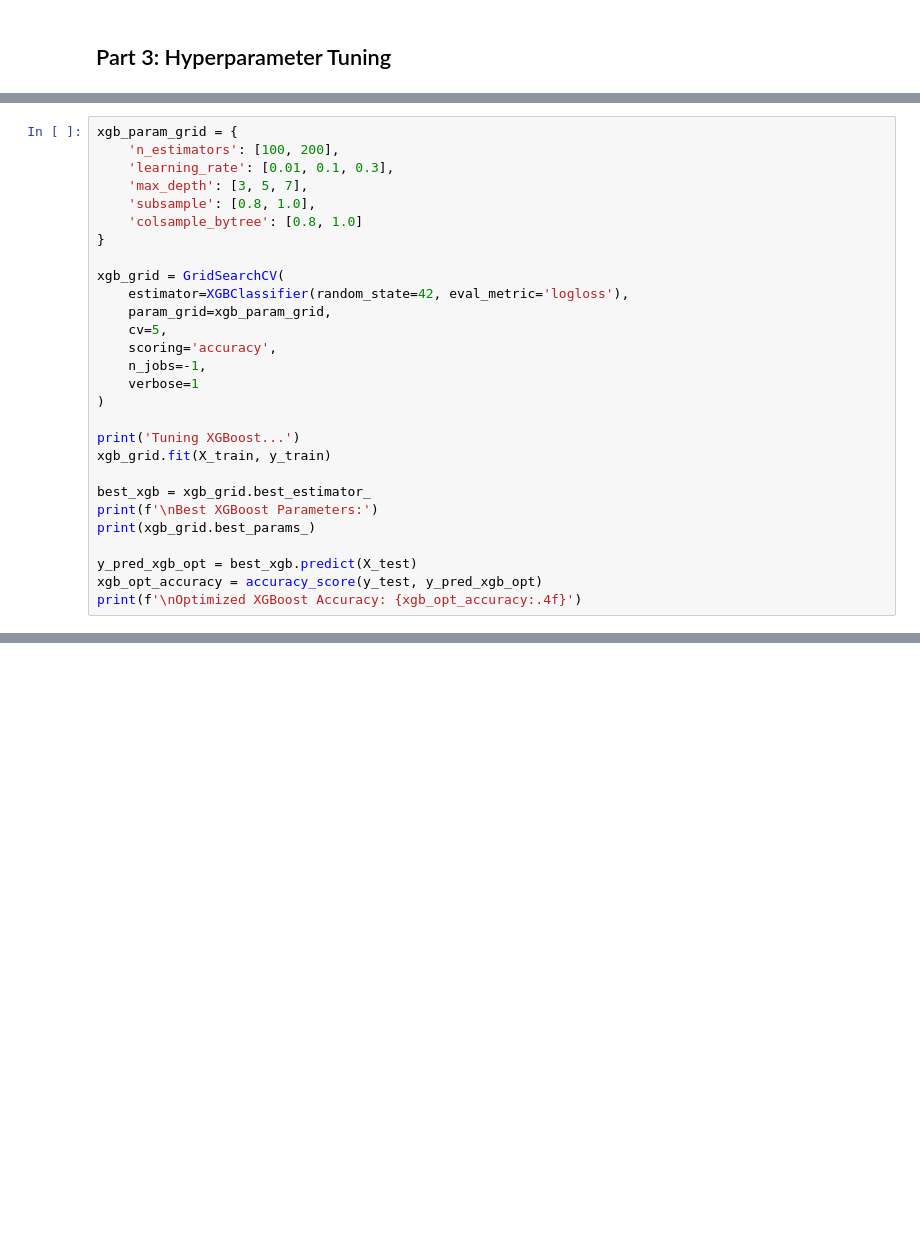
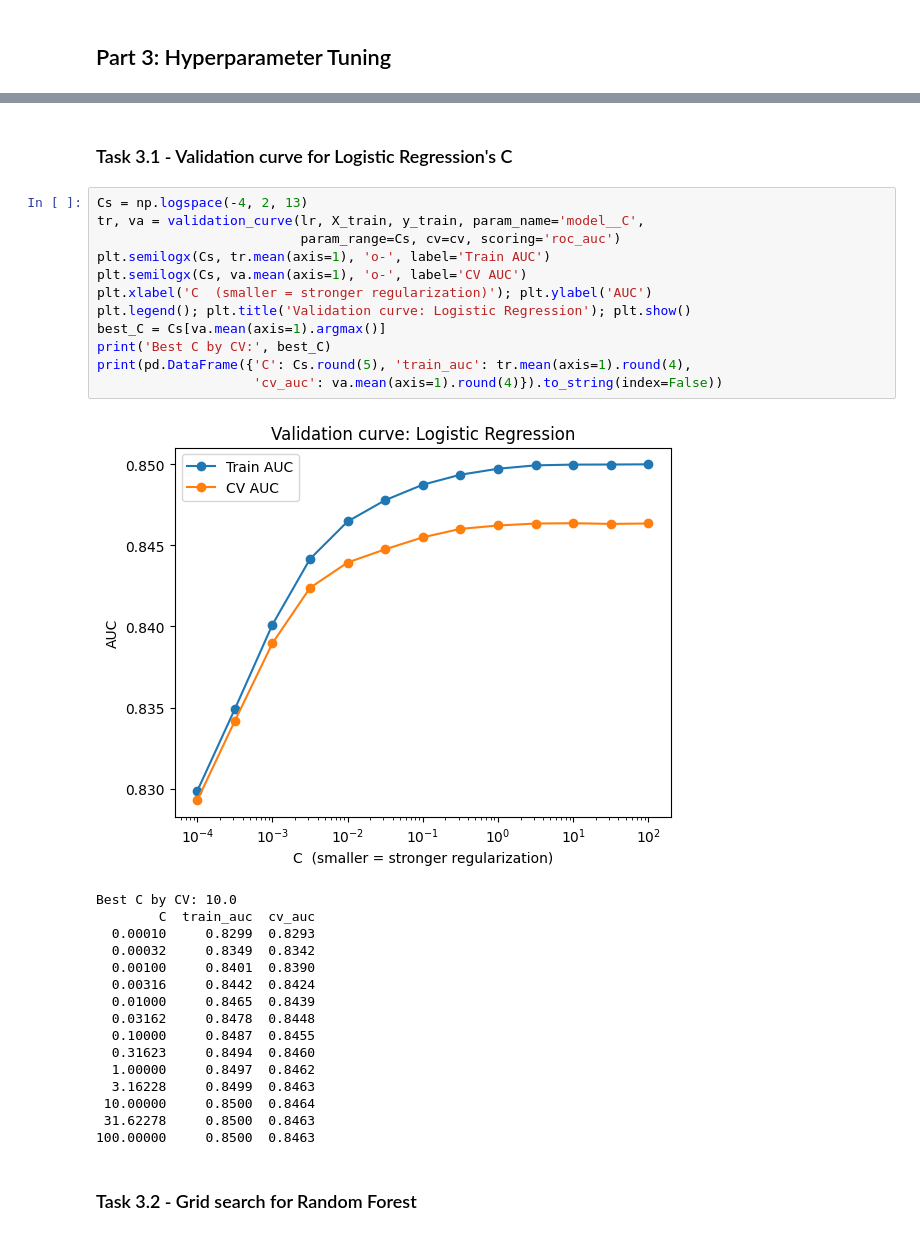
Before and after one commit to Raheel-Ijaz/customer-churn-prediction, a Jupyter notebook: week3_optimization.ipynb, the cells around one changed output, grey strips where cells are left out. Drawn from its saved outputs; the diff is of its cells as text; blank space fills up the shorter version.

```diff
--- a/week3_optimization.ipynb
+++ b/week3_optimization.ipynb
@@ -262,28 +130,0 @@ weighted avg       0.79      0.80      0.79      1409
-# %%
-xgb_param_grid = {
-    'n_estimators': [100, 200],
-    'learning_rate': [0.01, 0.1, 0.3],
-    'max_depth': [3, 5, 7],
-    'subsample': [0.8, 1.0],
-    'colsample_bytree': [0.8, 1.0]
-}
-
-xgb_grid = GridSearchCV(
-    estimator=XGBClassifier(random_state=42, eval_metric='logloss'),
-    param_grid=xgb_param_grid,
-    cv=5,
-    scoring='accuracy',
-    n_jobs=-1,
-    verbose=1
-)
-
-print('Tuning XGBoost...')
-xgb_grid.fit(X_train, y_train)
-
-best_xgb = xgb_grid.best_estimator_
-print(f'\nBest XGBoost Parameters:')
-print(xgb_grid.best_params_)
-
-y_pred_xgb_opt = best_xgb.predict(X_test)
-xgb_opt_accuracy = accuracy_score(y_test, y_pred_xgb_opt)
-print(f'\nOptimized XGBoost Accuracy: {xgb_opt_accuracy:.4f}')
@@ -514,0 +131,33 @@ Metadata saved!
+# %% [markdown]
+### Task 3.1 - Validation curve for Logistic Regression's C
+# %%
+Cs = np.logspace(-4, 2, 13)
+tr, va = validation_curve(lr, X_train, y_train, param_name='model__C',
+                          param_range=Cs, cv=cv, scoring='roc_auc')
+plt.semilogx(Cs, tr.mean(axis=1), 'o-', label='Train AUC')
+plt.semilogx(Cs, va.mean(axis=1), 'o-', label='CV AUC')
+plt.xlabel('C  (smaller = stronger regularization)'); plt.ylabel('AUC')
+plt.legend(); plt.title('Validation curve: Logistic Regression'); plt.show()
+best_C = Cs[va.mean(axis=1).argmax()]
+print('Best C by CV:', best_C)
+print(pd.DataFrame({'C': Cs.round(5), 'train_auc': tr.mean(axis=1).round(4),
+                    'cv_auc': va.mean(axis=1).round(4)}).to_string(index=False))
+# %% [output]
+[figure, added]
+Best C by CV: 10.0
+        C  train_auc  cv_auc
+  0.00010     0.8299  0.8293
+  0.00032     0.8349  0.8342
+  0.00100     0.8401  0.8390
+  0.00316     0.8442  0.8424
+  0.01000     0.8465  0.8439
+  0.03162     0.8478  0.8448
+  0.10000     0.8487  0.8455
+  0.31623     0.8494  0.8460
+  1.00000     0.8497  0.8462
+  3.16228     0.8499  0.8463
+ 10.00000     0.8500  0.8464
+ 31.62278     0.8500  0.8463
+100.00000     0.8500  0.8463
+# %% [markdown]
+### Task 3.2 - Grid search for Random Forest
```
Also changed, not shown: parts of 92 cells of this notebook, 2 other files.
